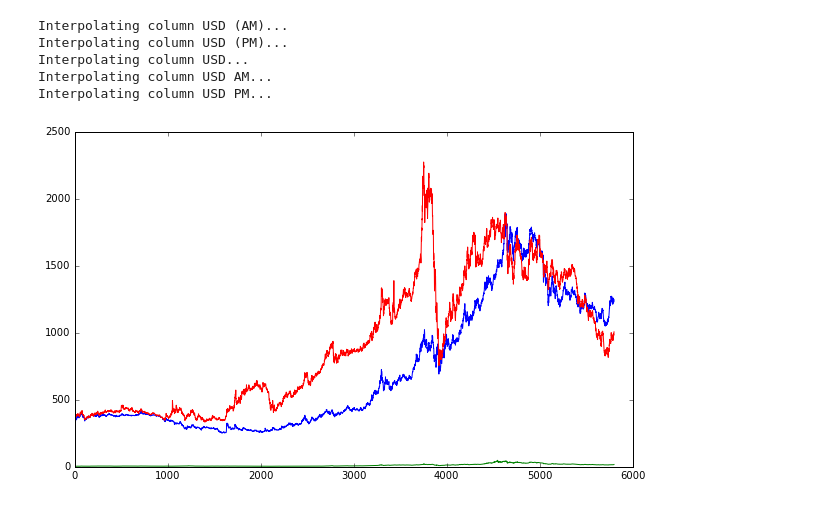
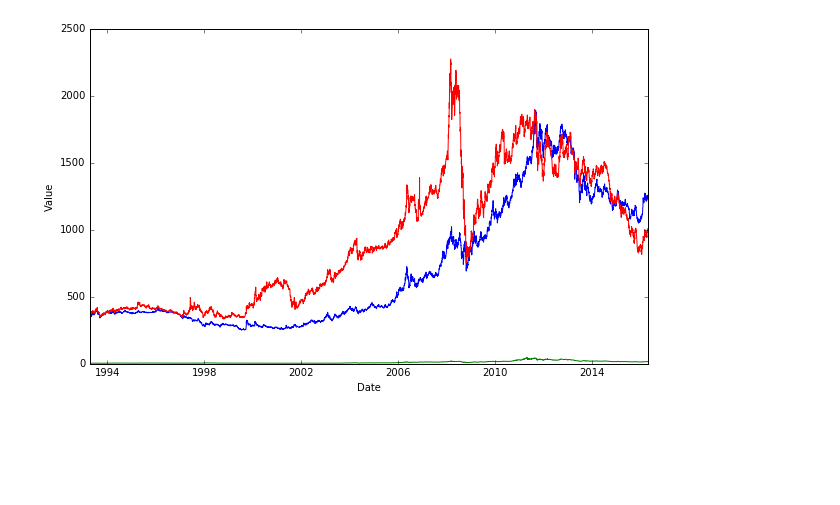
Before and after one commit to pablovicente/stock-index-prediction, a Jupyter notebook: Data_Analysis.ipynb, the cells around one changed output. Cells and saved outputs as stored; diff of their text form; code cells hidden in the pictures; blank space fills up the shorter version.

```diff
--- a/Data_Analysis.ipynb
+++ b/Data_Analysis.ipynb
@@ -26,4 +32,0 @@ INDEX_SP500 = data_manipulation.read_csv_data('/Users/Pablo/Desktop/TFM/Data/IND
-# %%
-GOLD = procces_stocks.order_dataframe(GOLD)
-SILVER = procces_stocks.order_dataframe(SILVER)
-PLAT = procces_stocks.order_dataframe(PLAT)
@@ -42,22 +33,14 @@ PLAT_new = procces_stocks.align_date_in_dataframe(INDEX_DJIA, PLAT_new, cols)
-# %%
-cols = ['USD (AM)', 'USD (PM)']
-GOLD_new = procces_stocks.fill_gaps_with_interpolation(GOLD, GOLD_new, cols, ['linear'], False)
-cols = ['USD']
-SILVER_new = procces_stocks.fill_gaps_with_interpolation(SILVER, SILVER_new, cols, ['linear'], False)
-cols = ['USD AM', 'USD PM']
-PLAT_new = procces_stocks.fill_gaps_with_interpolation(PLAT, PLAT_new, cols, ['linear'], False)
-# %% [output]
-Interpolating column USD (AM)...
-Interpolating column USD (PM)...
-Interpolating column USD...
-Interpolating column USD AM...
-Interpolating column USD PM...
 # %%
 fig_size = [10, 6]
 plt.rcParams["figure.figsize"] = fig_size
-plt.plot(GOLD_new['USD (AM)'], 'b')
-plt.plot(SILVER_new['USD'], 'g')
-plt.plot(PLAT_new['USD AM'], 'r')
+plt.xlabel('Date')
+plt.ylabel('Value')
+
+x = [datetime.strptime(d,'%Y-%m-%d').date() for d in GOLD['Date'].tolist()]
+
+plt.plot(x, GOLD['USD (AM)'], 'b')
+plt.plot(x, SILVER['USD'], 'g')
+plt.plot(x, PLAT['USD AM'], 'r')
 plt.show()
 # %% [output]
-[figure, old version]
+[figure, new version]
```
Also changed, not shown: parts of 11 cells of this notebook.
